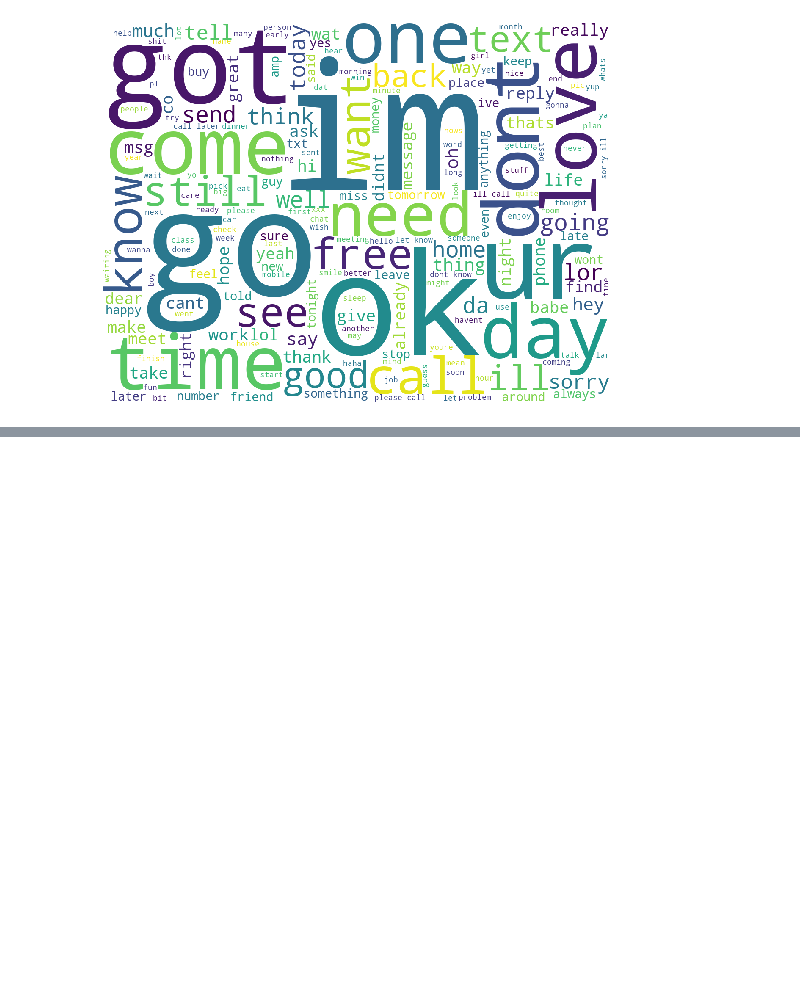
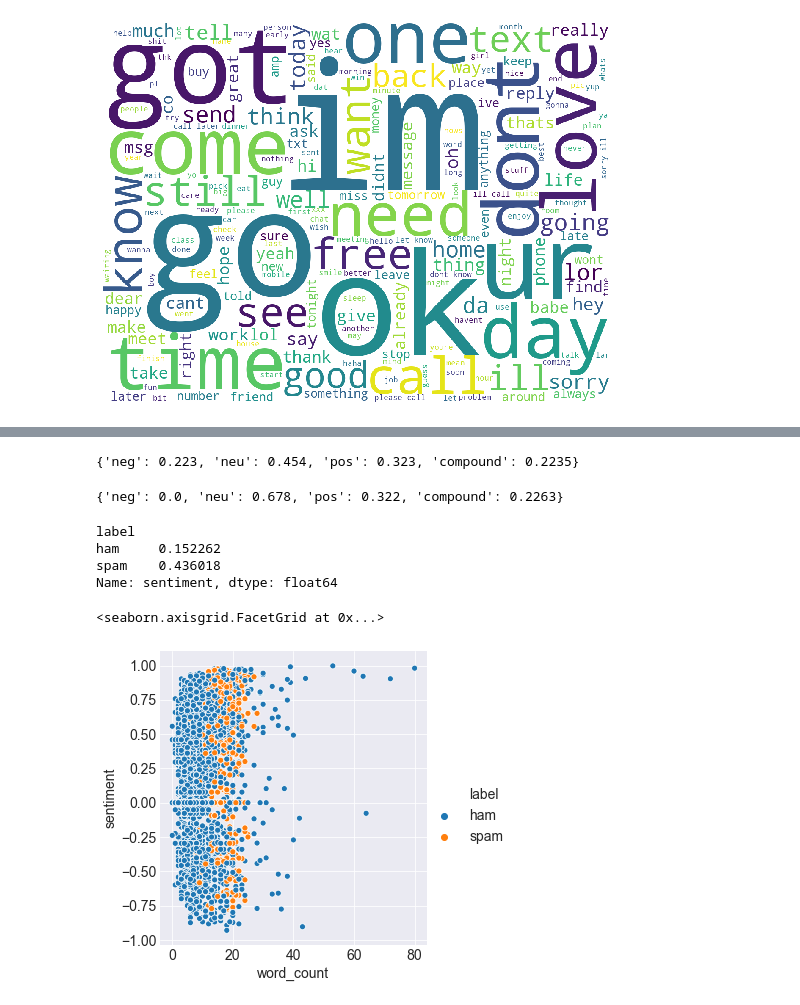
Before and after one commit to CodeupClassroom/curie-natural-language-processing, a Jupyter notebook: explore_lesson.ipynb, the cells around one changed output, grey strips where cells are left out. Drawn from its saved outputs; the diff is of its cells as text; code cells hidden in the pictures; blank space fills up the shorter version.

```diff
--- a/explore_lesson.ipynb
+++ b/explore_lesson.ipynb
@@ -240,0 +284,24 @@ plt.axis('off')
+# %%
+sia = nltk.sentiment.SentimentIntensityAnalyzer()
+# %%
+sia.polarity_scores('This food is not bad :-)')
+# %% [output]
+{'neg': 0.223, 'neu': 0.454, 'pos': 0.323, 'compound': 0.2235}
+# %%
+sia.polarity_scores('That food is just okay')
+# %% [output]
+{'neg': 0.0, 'neu': 0.678, 'pos': 0.322, 'compound': 0.2263}
+# %%
+df['sentiment'] = df.text.apply(lambda msg: sia.polarity_scores(msg)['compound'])
+# %%
+df.groupby('label').sentiment.mean()
+# %% [output]
+label
+ham     0.152262
+spam    0.436018
+Name: sentiment, dtype: float64
+# %%
+sns.relplot(data=df, x='word_count', y='sentiment', hue='label')
+# %% [output]
+<seaborn.axisgrid.FacetGrid at 0x...>
+[figure, added]
```
Also changed, not shown: parts of 14 cells of this notebook.
